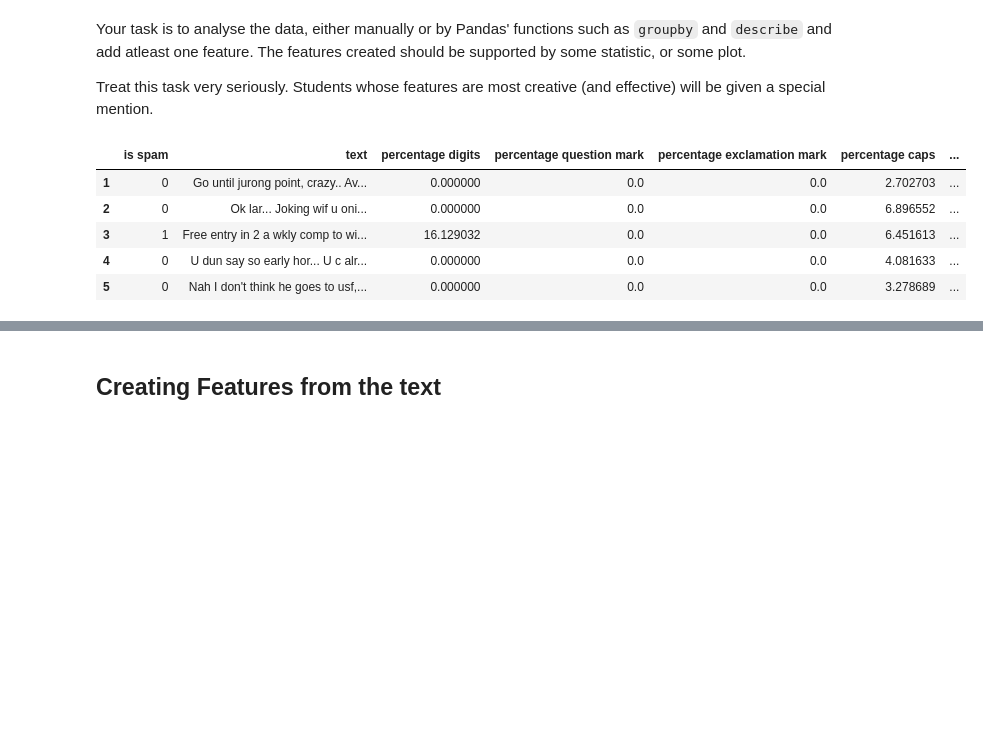
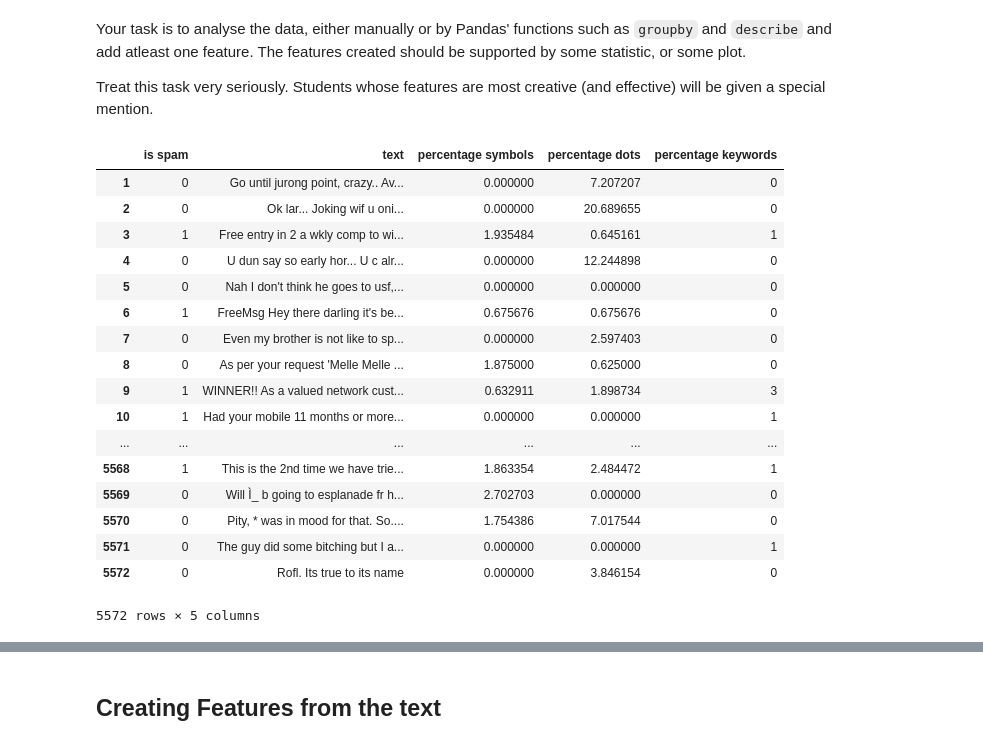
Before and after one commit to ak-17/mlss18-assignment2, a Jupyter notebook: Assingment 2.ipynb, the cells around one changed output, grey strips where cells are left out. Cells and saved outputs as stored; diff of their text form; code cells hidden in the pictures; blank space fills up the shorter version.

```diff
--- a/Assingment 2.ipynb
+++ b/Assingment 2.ipynb
@@ -316,24 +316,53 @@ Treat this task very seriously. Students whose features are most creative (and e
 # %%
 # YOUR CODE STARTS HERE
 def percentage_symbols(text):
     counter =0
     for i in text:
         if i in ['@','#','$','%','^','&','*','(',')','_','-','+','=','~','£','\\','/','|','<','>']:
             counter +=1
     return (counter/len(text))*100
 
 def percentage_dots(text):
     counter=0
+    for i in text:
+        if i=='.':
+            counter+=1
+    return (counter/len(text))*100
+
+def percentage_keywords(text):
+    text = text.lower()
+    l = text.split(' ')
+    counter=0
+    for i in l:
+        if i in ['free','deal','claim','new','congratulations','new','prize','please','congrats','award']:
+            counter+=1
+    return counter
 
 
 df['percentage symbols'] = df['text'].apply(percentage_symbols)
-df.head()
+df['percentage dots']=df['text'].apply(percentage_dots)
+df['percentage keywords']=df['text'].apply(percentage_keywords)
+df[['is spam','text','percentage symbols','percentage dots','percentage keywords']]
+
+
 
 # YOUR CODE ENDS HERE
 # %% [output]
-|  | is spam | text | percentage digits | percentage question mark | percentage exclamation mark | percentage caps | ... |
-| 1 | 0 | Go until jurong point, crazy.. Av... | 0.000000 | 0.0 | 0.0 | 2.702703 | ... |
-| 2 | 0 | Ok lar... Joking wif u oni... | 0.000000 | 0.0 | 0.0 | 6.896552 | ... |
-| 3 | 1 | Free entry in 2 a wkly comp to wi... | 16.129032 | 0.0 | 0.0 | 6.451613 | ... |
-| 4 | 0 | U dun say so early hor... U c alr... | 0.000000 | 0.0 | 0.0 | 4.081633 | ... |
-| 5 | 0 | Nah I don't think he goes to usf,... | 0.000000 | 0.0 | 0.0 | 3.278689 | ... |
+|  | is spam | text | percentage symbols | percentage dots | percentage keywords |
+| 1 | 0 | Go until jurong point, crazy.. Av... | 0.000000 | 7.207207 | 0 |
+| 2 | 0 | Ok lar... Joking wif u oni... | 0.000000 | 20.689655 | 0 |
+| 3 | 1 | Free entry in 2 a wkly comp to wi... | 1.935484 | 0.645161 | 1 |
+| 4 | 0 | U dun say so early hor... U c alr... | 0.000000 | 12.244898 | 0 |
+| 5 | 0 | Nah I don't think he goes to usf,... | 0.000000 | 0.000000 | 0 |
+| 6 | 1 | FreeMsg Hey there darling it's be... | 0.675676 | 0.675676 | 0 |
+| 7 | 0 | Even my brother is not like to sp... | 0.000000 | 2.597403 | 0 |
+| 8 | 0 | As per your request 'Melle Melle ... | 1.875000 | 0.625000 | 0 |
+| 9 | 1 | WINNER!! As a valued network cust... | 0.632911 | 1.898734 | 3 |
+| 10 | 1 | Had your mobile 11 months or more... | 0.000000 | 0.000000 | 1 |
+| ... | ... | ... | ... | ... | ... |
+| 5568 | 1 | This is the 2nd time we have trie... | 1.863354 | 2.484472 | 1 |
+| 5569 | 0 | Will Ì_ b going to esplanade fr h... | 2.702703 | 0.000000 | 0 |
+| 5570 | 0 | Pity, * was in mood for that. So.... | 1.754386 | 7.017544 | 0 |
+| 5571 | 0 | The guy did some bitching but I a... | 0.000000 | 0.000000 | 1 |
+| 5572 | 0 | Rofl. Its true to its name | 0.000000 | 3.846154 | 0 |
+5572 rows × 5 columns
```
Also changed, not shown: parts of 1 cell of this notebook.
